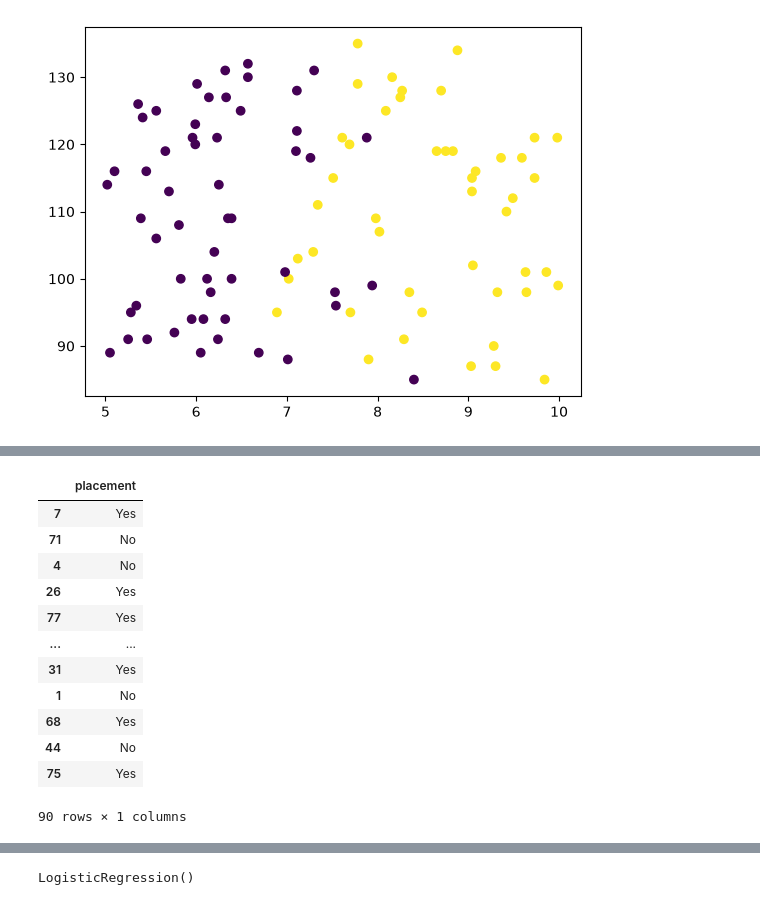
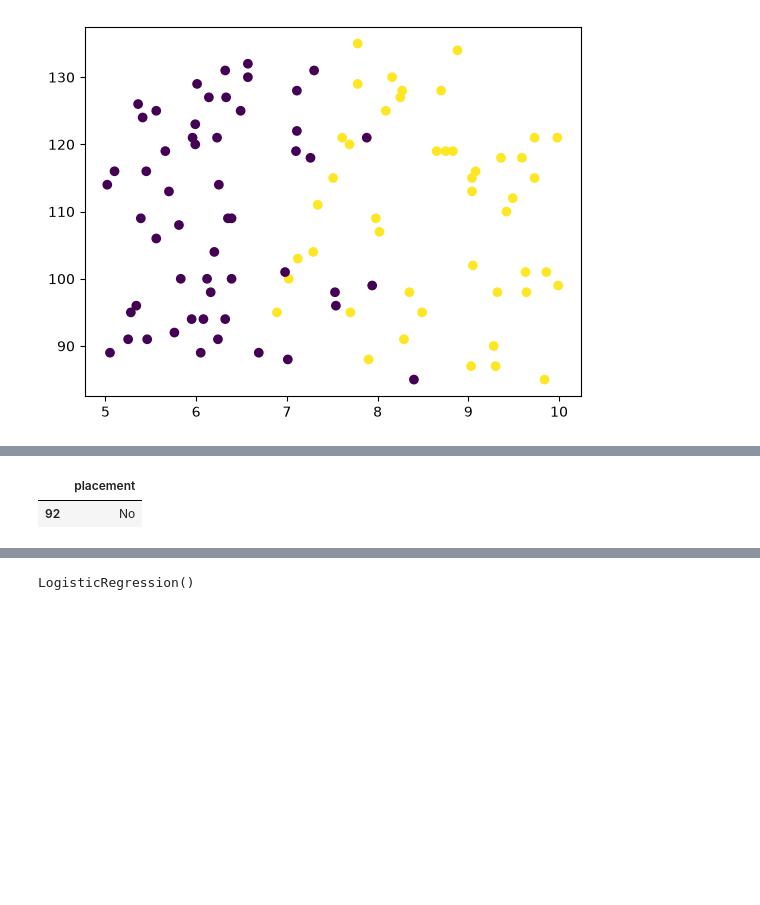
Before and after one commit to DurgaSaiVishnu/Machine_learning, a Jupyter notebook: learning-scikit.ipynb, the cells around one changed output, grey strips where cells are left out. Drawn from its saved outputs; the diff is of its cells as text; code cells hidden in the pictures; blank space fills up the shorter version.

```diff
--- a/learning-scikit.ipynb
+++ b/learning-scikit.ipynb
@@ -72,17 +45,6 @@ x_train
 # %%
-y_train
+y_train.sample()
 # %% [output]
 |  | placement |
-| 7 | Yes |
-| 71 | No |
-| 4 | No |
-| 26 | Yes |
-| 77 | Yes |
-| ... | ... |
-| 31 | Yes |
-| 1 | No |
-| 68 | Yes |
-| 44 | No |
-| 75 | Yes |
+| 92 | No |
-90 rows × 1 columns
 # %%
```
Also changed, not shown: parts of 33 cells of this notebook.
